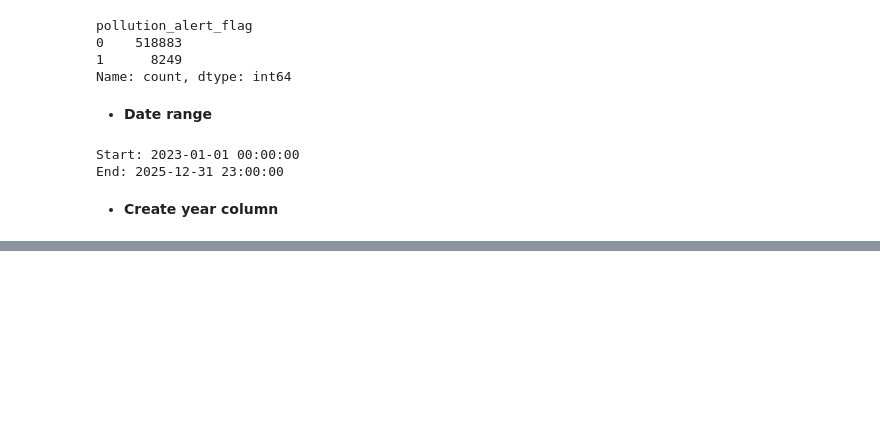
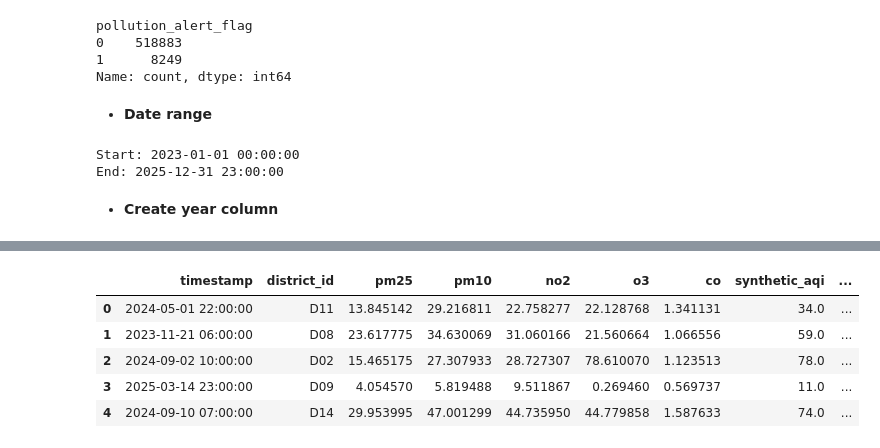
Before and after one commit to geershatisaxena/AQI-Data-Analysis, a Jupyter notebook: air quality.ipynb, the cells around one changed output, grey strips where cells are left out. Cells and saved outputs as stored; diff of their text form; code cells hidden in the pictures; blank space fills up the shorter version.

```diff
--- a/air quality.ipynb
+++ b/air quality.ipynb
@@ -262,3 +262,6 @@ Start: 2023-01-01 00:00:00
 End: 2025-12-31 23:00:00
 # %% [markdown]
 - **Create year column**
+# %%
+df["year"] = df["timestamp"].dt.year
+print(df[["timestamp", "year"]].head())
@@ -264,0 +275,9 @@ End: 2025-12-31 23:00:00
+# %%
+df.head()
+# %% [output]
+|  | timestamp | district_id | pm25 | pm10 | no2 | o3 | co | synthetic_aqi | ... |
+| 0 | 2024-05-01 22:00:00 | D11 | 13.845142 | 29.216811 | 22.758277 | 22.128768 | 1.341131 | 34.0 | ... |
+| 1 | 2023-11-21 06:00:00 | D08 | 23.617775 | 34.630069 | 31.060166 | 21.560664 | 1.066556 | 59.0 | ... |
+| 2 | 2024-09-02 10:00:00 | D02 | 15.465175 | 27.307933 | 28.727307 | 78.610070 | 1.123513 | 78.0 | ... |
+| 3 | 2025-03-14 23:00:00 | D09 | 4.054570 | 5.819488 | 9.511867 | 0.269460 | 0.569737 | 11.0 | ... |
+| 4 | 2024-09-10 07:00:00 | D14 | 29.953995 | 47.001299 | 44.735950 | 44.779858 | 1.587633 | 74.0 | ... |
```
Also changed, not shown: parts of 1 cell of this notebook.
